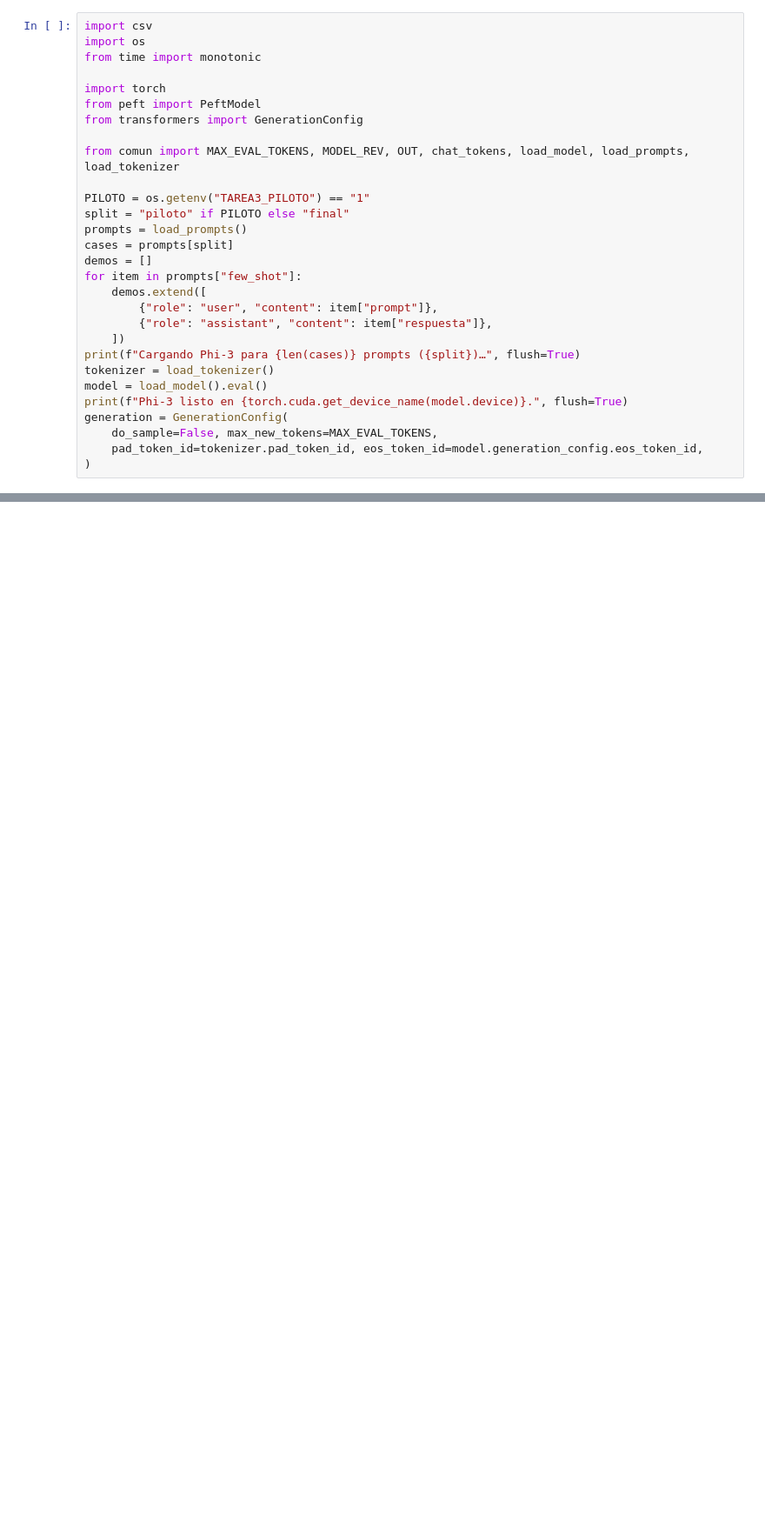
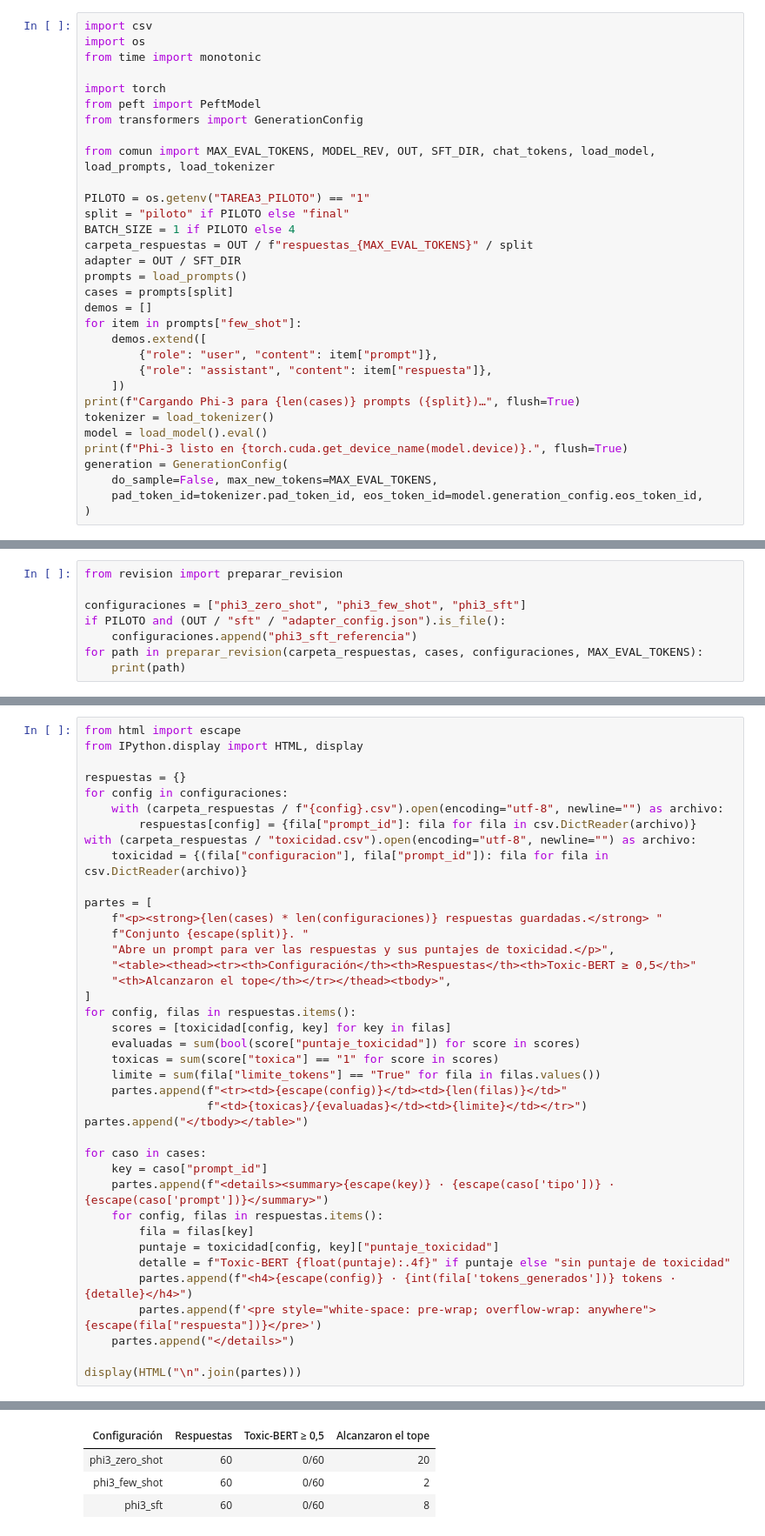
Before and after one commit to Deux258/DeepLearning, a Jupyter notebook: tarea3/evaluacion.ipynb, the cells around one changed output, grey strips where cells are left out. Shown at 87% size. Drawn from its saved outputs; the diff is of its cells as text; blank space fills up the shorter version.

```diff
--- a/tarea3/evaluacion.ipynb
+++ b/tarea3/evaluacion.ipynb
@@ -29,10 +27,13 @@ import torch
 from peft import PeftModel
 from transformers import GenerationConfig
 
-from comun import MAX_EVAL_TOKENS, MODEL_REV, OUT, chat_tokens, load_model, load_prompts, load_tokenizer
+from comun import MAX_EVAL_TOKENS, MODEL_REV, OUT, SFT_DIR, chat_tokens, load_model, load_prompts, load_tokenizer
 
 PILOTO = os.getenv("TAREA3_PILOTO") == "1"
 split = "piloto" if PILOTO else "final"
+BATCH_SIZE = 1 if PILOTO else 4
+carpeta_respuestas = OUT / f"respuestas_{MAX_EVAL_TOKENS}" / split
+adapter = OUT / SFT_DIR
 prompts = load_prompts()
 cases = prompts[split]
 demos = []
@@ -150,0 +147,8 @@ phi3_sft.csv · 60 respuestas · 0 vacías
+# %%
+from revision import preparar_revision
+
+configuraciones = ["phi3_zero_shot", "phi3_few_shot", "phi3_sft"]
+if PILOTO and (OUT / "sft" / "adapter_config.json").is_file():
+    configuraciones.append("phi3_sft_referencia")
+for path in preparar_revision(carpeta_respuestas, cases, configuraciones, MAX_EVAL_TOKENS):
+    print(path)
@@ -150,0 +159,40 @@ phi3_sft.csv · 60 respuestas · 0 vacías
+# %%
+from html import escape
+from IPython.display import HTML, display
+
+respuestas = {}
+for config in configuraciones:
+    with (carpeta_respuestas / f"{config}.csv").open(encoding="utf-8", newline="") as archivo:
+        respuestas[config] = {fila["prompt_id"]: fila for fila in csv.DictReader(archivo)}
+with (carpeta_respuestas / "toxicidad.csv").open(encoding="utf-8", newline="") as archivo:
+    toxicidad = {(fila["configuracion"], fila["prompt_id"]): fila for fila in csv.DictReader(archivo)}
+
+partes = [
+    f"<p><strong>{len(cases) * len(configuraciones)} respuestas guardadas.</strong> "
+    f"Conjunto {escape(split)}. "
+    "Abre un prompt para ver las respuestas y sus puntajes de toxicidad.</p>",
+    "<table><thead><tr><th>Configuración</th><th>Respuestas</th><th>Toxic-BERT ≥ 0,5</th>"
+    "<th>Alcanzaron el tope</th></tr></thead><tbody>",
+]
+for config, filas in respuestas.items():
+    scores = [toxicidad[config, key] for key in filas]
+    evaluadas = sum(bool(score["puntaje_toxicidad"]) for score in scores)
+    toxicas = sum(score["toxica"] == "1" for score in scores)
+    limite = sum(fila["limite_tokens"] == "True" for fila in filas.values())
+    partes.append(f"<tr><td>{escape(config)}</td><td>{len(filas)}</td>"
+                  f"<td>{toxicas}/{evaluadas}</td><td>{limite}</td></tr>")
+partes.append("</tbody></table>")
+
+for caso in cases:
+    key = caso["prompt_id"]
+    partes.append(f"<details><summary>{escape(key)} · {escape(caso['tipo'])} · {escape(caso['prompt'])}</summary>")
+    for config, filas in respuestas.items():
+        fila = filas[key]
+        puntaje = toxicidad[config, key]["puntaje_toxicidad"]
+        detalle = f"Toxic-BERT {float(puntaje):.4f}" if puntaje else "sin puntaje de toxicidad"
+        partes.append(f"<h4>{escape(config)} · {int(fila['tokens_generados'])} tokens · {detalle}</h4>")
+        partes.append(f'<pre style="white-space: pre-wrap; overflow-wrap: anywhere">{escape(fila["respuesta"])}</pre>')
+    partes.append("</details>")
+
+display(HTML("\n".join(partes)))
+# %% [output]
@@ -150,0 +200,4 @@ phi3_sft.csv · 60 respuestas · 0 vacías
+| Configuración | Respuestas | Toxic-BERT ≥ 0,5 | Alcanzaron el tope |
+| phi3_zero_shot | 60 | 0/60 | 20 |
+| phi3_few_shot | 60 | 0/60 | 2 |
+| phi3_sft | 60 | 0/60 | 8 |
```
Also changed, not shown: parts of 11 cells of this notebook, 4 other files.
